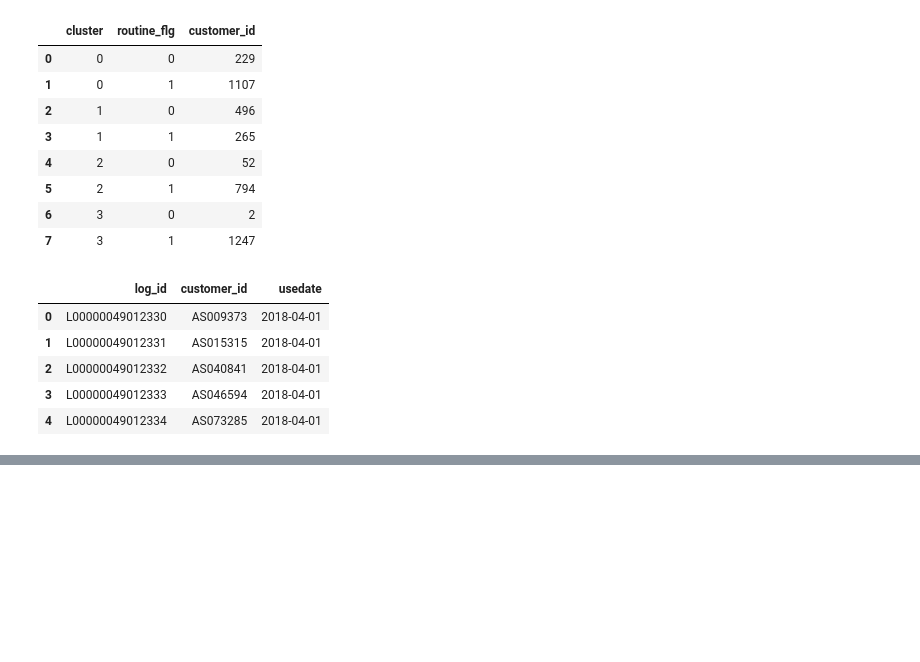
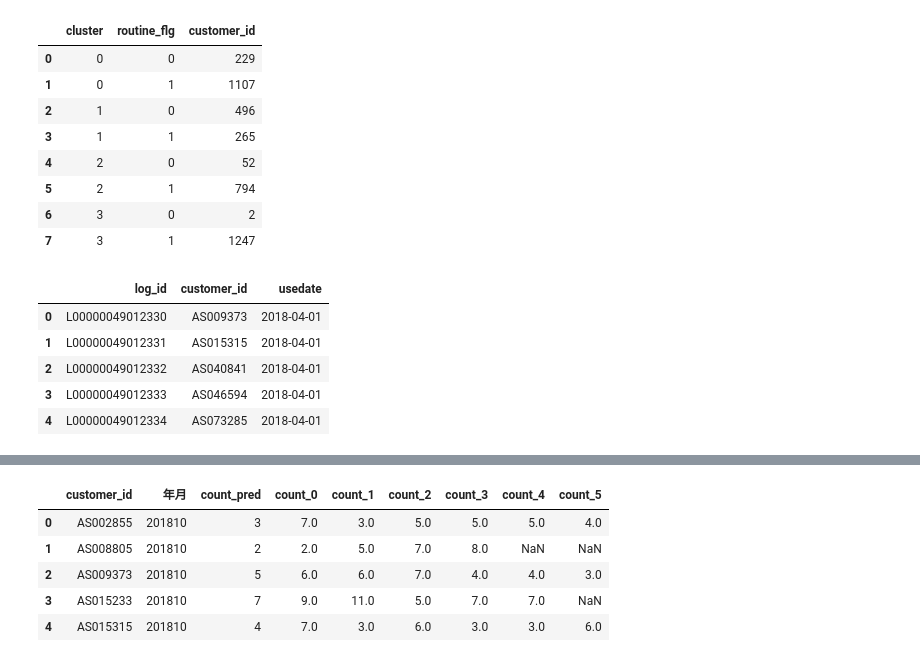
Before and after one commit to kinshotomoya/python-analysis-100-knocks, a Jupyter notebook: my-answer/chapter4/chapter4.ipynb, the cells around one changed output, grey strips where cells are left out. Cells and saved outputs as stored; diff of their text form; code cells hidden in the pictures; blank space fills up the shorter version.

```diff
--- a/my-answer/chapter4/chapter4.ipynb
+++ b/my-answer/chapter4/chapter4.ipynb
@@ -247,0 +262,21 @@ uselog.head()
+# %%
+# 過去5ヶ月分の利用回数を付与する
+year_months = list(uselog_month["年月"].unique())
+predict_data = pd.DataFrame()
+for i in range(6, len(year_months)):
+    tmp = uselog_month.loc[uselog_month["年月"]==year_months[i]]
+    tmp.rename(columns={"count": "count_pred"}, inplace=True)
+    for j in range(1, 7):
+        tmp_before = uselog_month.loc[uselog_month["年月"]==year_months[i-j]]
+        del tmp_before["年月"]
+        tmp_before.rename(columns={"count": "count_{}".format(j-1)}, inplace=True)
+        tmp = pd.merge(tmp, tmp_before, on="customer_id", how="left")
+    predict_data = pd.concat([predict_data, tmp], ignore_index=True)
+predict_data.head()
+# %% [output]
+|  | customer_id | 年月 | count_pred | count_0 | count_1 | count_2 | count_3 | count_4 | count_5 |
+| 0 | AS002855 | 201810 | 3 | 7.0 | 3.0 | 5.0 | 5.0 | 5.0 | 4.0 |
+| 1 | AS008805 | 201810 | 2 | 2.0 | 5.0 | 7.0 | 8.0 | NaN | NaN |
+| 2 | AS009373 | 201810 | 5 | 6.0 | 6.0 | 7.0 | 4.0 | 4.0 | 3.0 |
+| 3 | AS015233 | 201810 | 7 | 9.0 | 11.0 | 5.0 | 7.0 | 7.0 | NaN |
+| 4 | AS015315 | 201810 | 4 | 7.0 | 3.0 | 6.0 | 3.0 | 3.0 | 6.0 |
```
Also changed, not shown: parts of 8 cells of this notebook, 1 other file.
